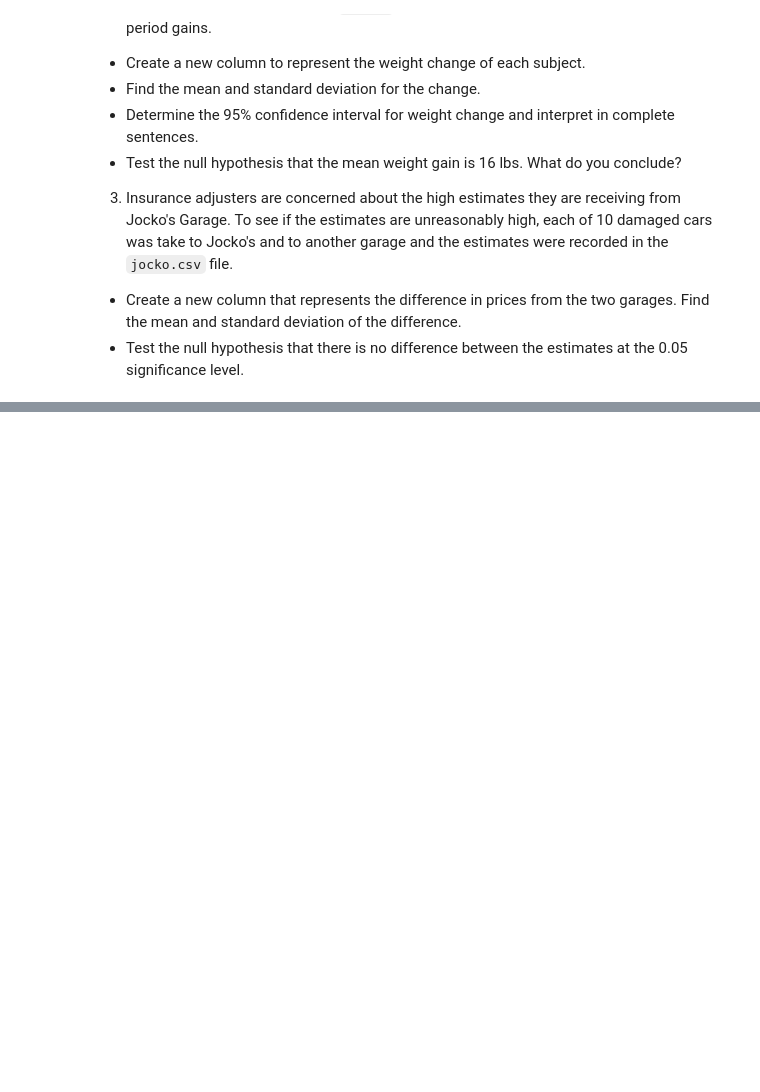
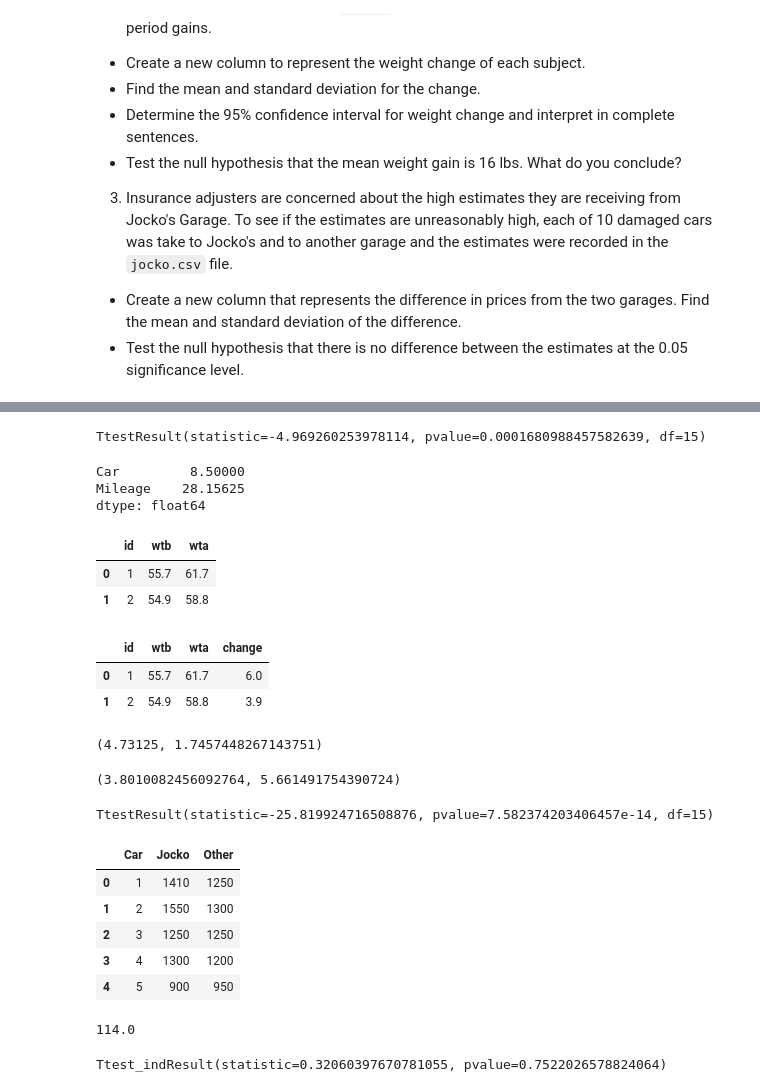
Before and after one commit to jfkoehler/nyu_bootcamp_fa24, a Jupyter notebook: _build/jupyter_execute/significance.ipynb, the cells around one changed output, grey strips where cells are left out. Saved outputs shown, nothing was run; the diff lists cells and outputs as text; code cells hidden in the pictures; blank space fills up the shorter version.

```diff
--- a/_build/jupyter_execute/significance.ipynb
+++ b/_build/jupyter_execute/significance.ipynb
@@ -256,0 +360,54 @@ wtgain = 'https://raw.githubusercontent.com/jfkoehler/nyu_bootcamp_fa24/refs/hea
+# %%
+stats.ttest_1samp(mileage['Mileage'], 30)
+# %% [output]
+TtestResult(statistic=-4.969260253978114, pvalue=0.0001680988457582639, df=15)
+# %%
+mileage.mean()
+# %% [output]
+Car         8.50000
+Mileage    28.15625
+dtype: float64
+# %%
+weight = pd.read_csv(wtgain)
+weight.head(2)
+# %% [output]
+|  | id | wtb | wta |
+| 0 | 1 | 55.7 | 61.7 |
+| 1 | 2 | 54.9 | 58.8 |
+# %%
+weight['change'] = weight['wta'] - weight['wtb']
+weight.head(2)
+# %% [output]
+|  | id | wtb | wta | change |
+| 0 | 1 | 55.7 | 61.7 | 6.0 |
+| 1 | 2 | 54.9 | 58.8 | 3.9 |
+# %%
+weight['change'].mean(), weight['change'].std()
+# %% [output]
+(4.73125, 1.7457448267143751)
+# %%
+stats.t.interval(.95,  len(weight) - 1, weight['change'].mean(), stats.sem(weight['change']))
+# %% [output]
+(3.8010082456092764, 5.661491754390724)
+# %%
+stats.ttest_1samp(weight['change'], 16)
+# %% [output]
+TtestResult(statistic=-25.819924716508876, pvalue=7.582374203406457e-14, df=15)
+# %%
+jocko = pd.read_csv(jocko_url)
+jocko.head()
+# %% [output]
+|  | Car | Jocko | Other |
+| 0 | 1 | 1410 | 1250 |
+| 1 | 2 | 1550 | 1300 |
+| 2 | 3 | 1250 | 1250 |
+| 3 | 4 | 1300 | 1200 |
+| 4 | 5 | 900 | 950 |
+# %%
+jocko['Jocko'].mean() - jocko['Other'].mean()
+# %% [output]
+114.0
+# %%
+stats.ttest_ind(jocko['Jocko'], jocko['Other'])
+# %% [output]
+Ttest_indResult(statistic=0.32060397670781055, pvalue=0.7522026578824064)
```
Also changed, not shown: parts of 31 cells of this notebook, 15 other files.
